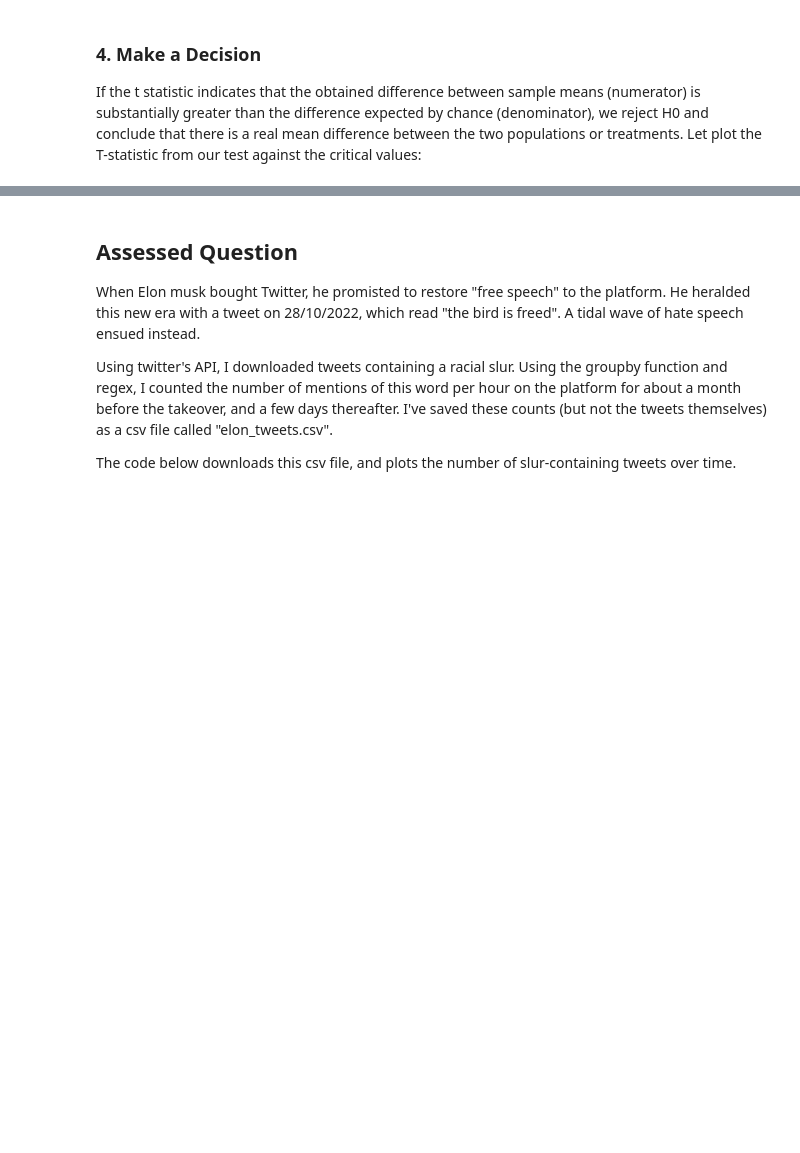
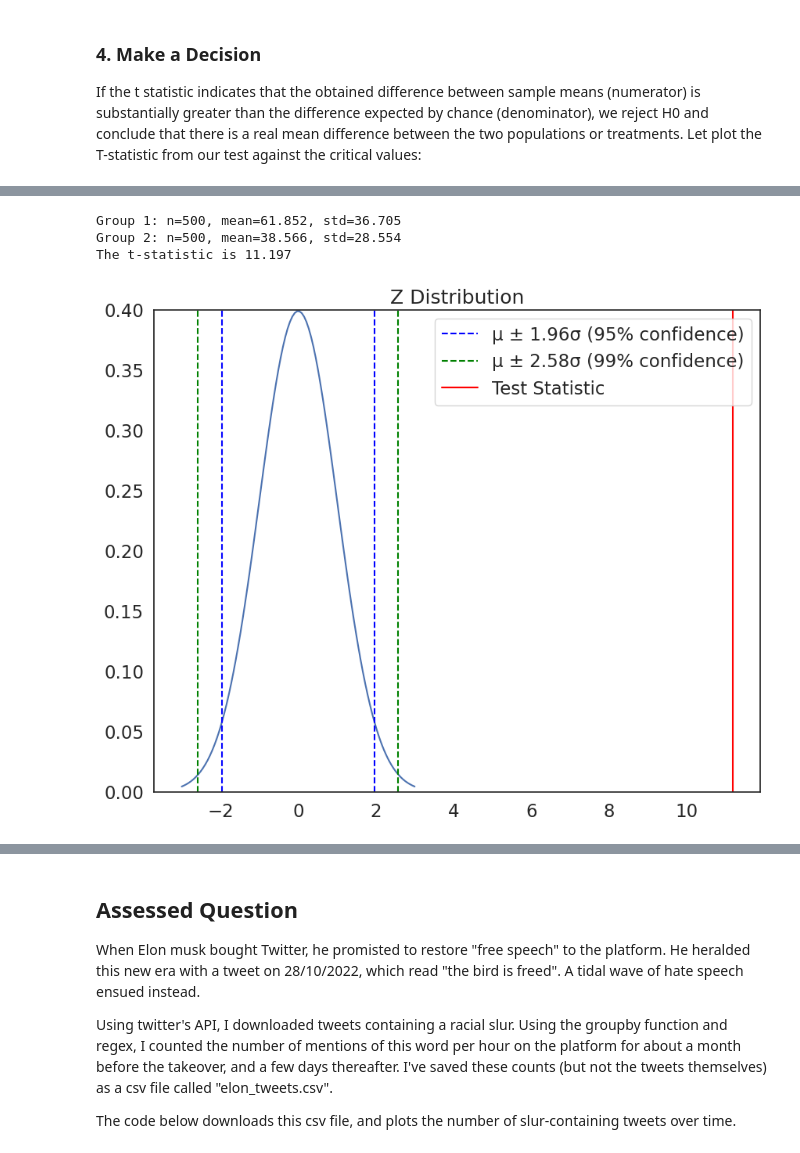
Before and after one commit to capucinelabouret/QM2, a Jupyter notebook: notebooks/W07. Hypothesis Testing.ipynb, the cells around one changed output, grey strips where cells are left out. Saved outputs shown, nothing was run; the diff lists cells and outputs as text; code cells hidden in the pictures; blank space fills up the shorter version.

```diff
--- a/notebooks/W07. Hypothesis Testing.ipynb
+++ b/notebooks/W07. Hypothesis Testing.ipynb
@@ -377,0 +336,8 @@ print(occupation_t_tests_df)
+# %%
+t = manual_ttest(sample_white_men['income'], sample_hispanic_men['income'])
+plot_z(t)
+# %% [output]
+Group 1: n=500, mean=61.852, std=36.705
+Group 2: n=500, mean=38.566, std=28.554
+The t-statistic is 11.197
+[figure, added]
```
Also changed, not shown: parts of 32 cells of this notebook.
